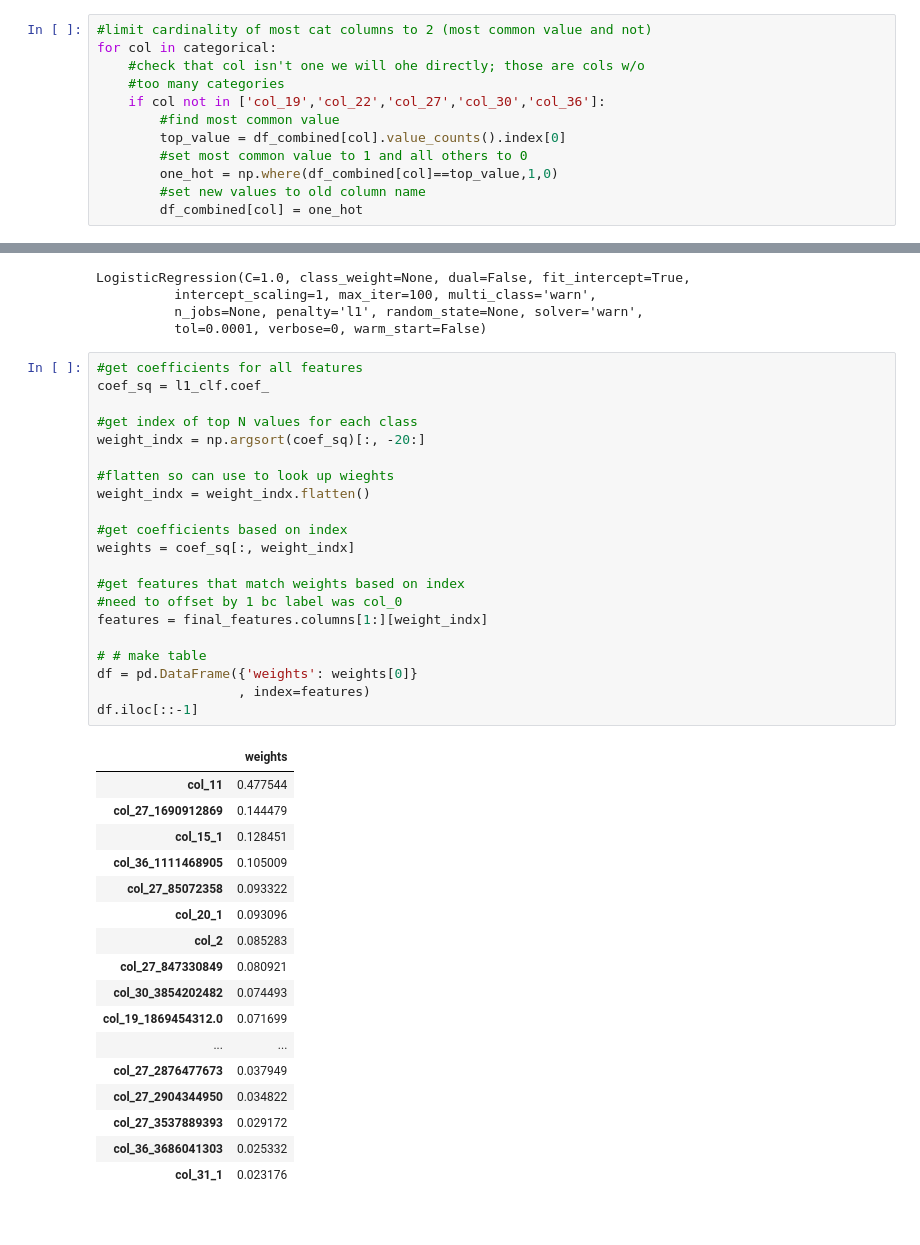
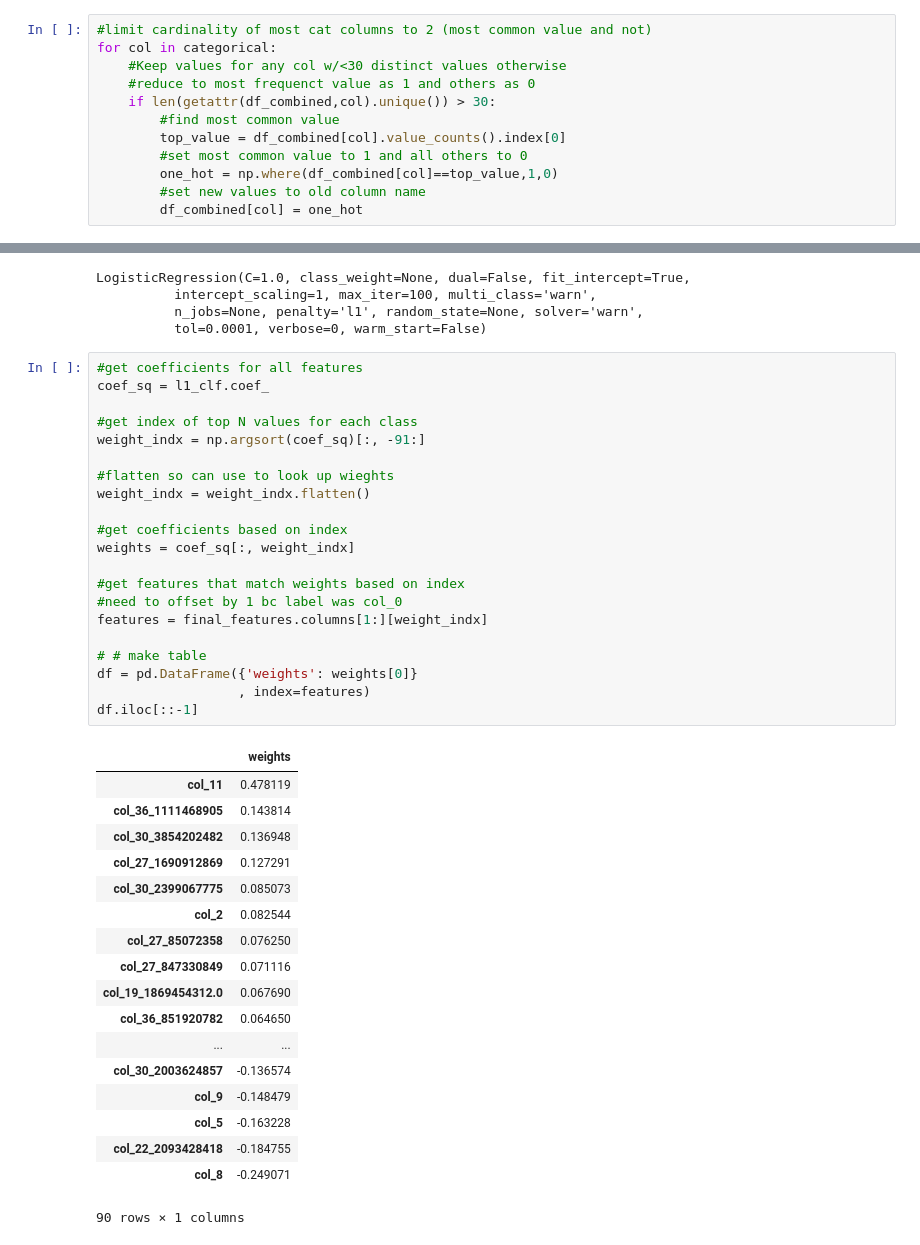
Before and after one commit to ksgifford/W261_Final_CTR, a Jupyter notebook: Logistic Regression find importan features.ipynb, the cells around one changed output, grey strips where cells are left out. Saved outputs shown, nothing was run; the diff lists cells and outputs as text.

```diff
--- a/Logistic Regression find importan features.ipynb
+++ b/Logistic Regression find importan features.ipynb
@@ -109,9 +110,9 @@ df_combined.describe()
 # %%
 #limit cardinality of most cat columns to 2 (most common value and not)
 for col in categorical:
-    #check that col isn't one we will ohe directly; those are cols w/o
-    #too many categories
-    if col not in ['col_19','col_22','col_27','col_30','col_36']:
+    #Keep values for any col w/<30 distinct values otherwise
+    #reduce to most frequenct value as 1 and others as 0
+    if len(getattr(df_combined,col).unique()) > 30:
         #find most common value
         top_value = df_combined[col].value_counts().index[0]
         #set most common value to 1 and all others to 0
@@ -202,42 +203,43 @@ LogisticRegression(C=1.0, class_weight=None, dual=False, fit_intercept=True,
 # %%
 #get coefficients for all features
 coef_sq = l1_clf.coef_
 
 #get index of top N values for each class
-weight_indx = np.argsort(coef_sq)[:, -20:]
+weight_indx = np.argsort(coef_sq)[:, -91:]
 
 #flatten so can use to look up wieghts
 weight_indx = weight_indx.flatten()
 
 #get coefficients based on index
 weights = coef_sq[:, weight_indx]
 
 #get features that match weights based on index
 #need to offset by 1 bc label was col_0
 features = final_features.columns[1:][weight_indx]
 
 # # make table
 df = pd.DataFrame({'weights': weights[0]}
                   , index=features)
 df.iloc[::-1]
 # %% [output]
 |  | weights |
-| col_11 | 0.477544 |
-| col_27_1690912869 | 0.144479 |
-| col_15_1 | 0.128451 |
-| col_36_1111468905 | 0.105009 |
-| col_27_85072358 | 0.093322 |
-| col_20_1 | 0.093096 |
-| col_2 | 0.085283 |
-| col_27_847330849 | 0.080921 |
-| col_30_3854202482 | 0.074493 |
-| col_19_1869454312.0 | 0.071699 |
+| col_11 | 0.478119 |
+| col_36_1111468905 | 0.143814 |
+| col_30_3854202482 | 0.136948 |
+| col_27_1690912869 | 0.127291 |
+| col_30_2399067775 | 0.085073 |
+| col_2 | 0.082544 |
+| col_27_85072358 | 0.076250 |
+| col_27_847330849 | 0.071116 |
+| col_19_1869454312.0 | 0.067690 |
+| col_36_851920782 | 0.064650 |
 | ... | ... |
-| col_27_2876477673 | 0.037949 |
-| col_27_2904344950 | 0.034822 |
-| col_27_3537889393 | 0.029172 |
-| col_36_3686041303 | 0.025332 |
-| col_31_1 | 0.023176 |
+| col_30_2003624857 | -0.136574 |
+| col_9 | -0.148479 |
+| col_5 | -0.163228 |
+| col_22_2093428418 | -0.184755 |
+| col_8 | -0.249071 |
+90 rows × 1 columns
 # %%
 #CV L2 for accuracy refernce
 l2_clf = LogisticRegression()
```
Also changed, not shown: parts of 3 cells of this notebook.
